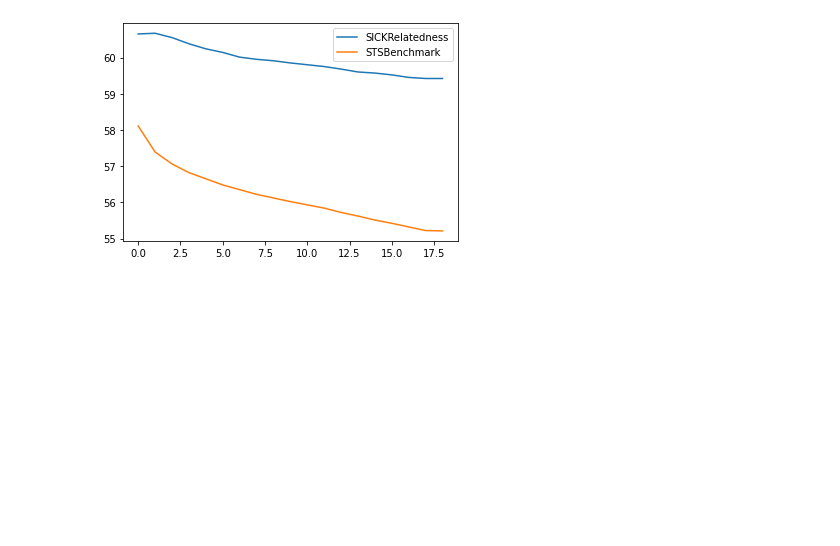
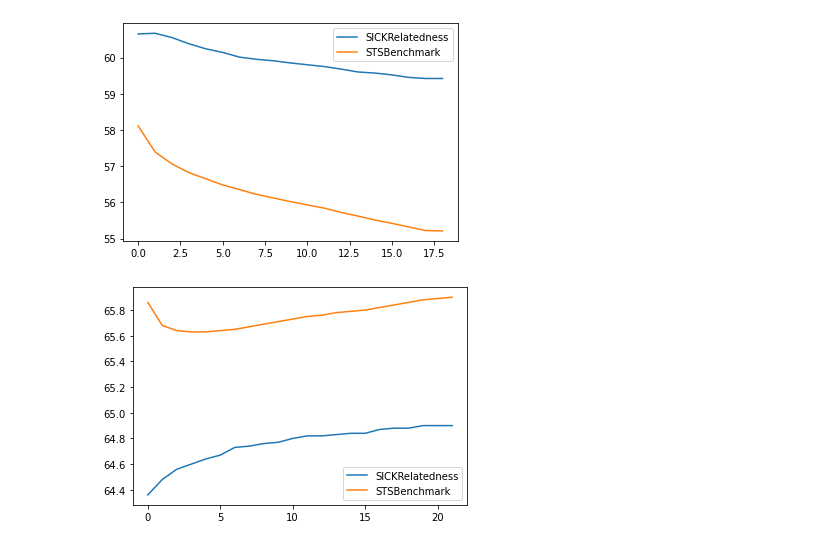
Before and after one commit to MaveriQ/barlowtwins, a Jupyter notebook: pl_model/senteval/result_plots.ipynb, the cells around one changed output. Cells and saved outputs as stored; diff of their text form; code cells hidden in the pictures; blank space fills up the shorter version.

```diff
--- a/pl_model/senteval/result_plots.ipynb
+++ b/pl_model/senteval/result_plots.ipynb
@@ -137,3 +137,11 @@ model_2048_2_sim.STSBenchmark.plot()
 plt.legend(['SICKRelatedness','STSBenchmark']);
 # %% [output]
 [figure]
+# %%
+model_all = process_data('bert_frozen_bs512_accum2_4096-4096_gpus2_allhidden_20mil.csv')
+# %%
+model_all.SICKRelatedness.plot()
+model_all.STSBenchmark.plot()
+plt.legend(['SICKRelatedness','STSBenchmark']);
+# %% [output]
+[figure, added]
```
Also changed, not shown: parts of 6 cells of this notebook, 7 other files.
